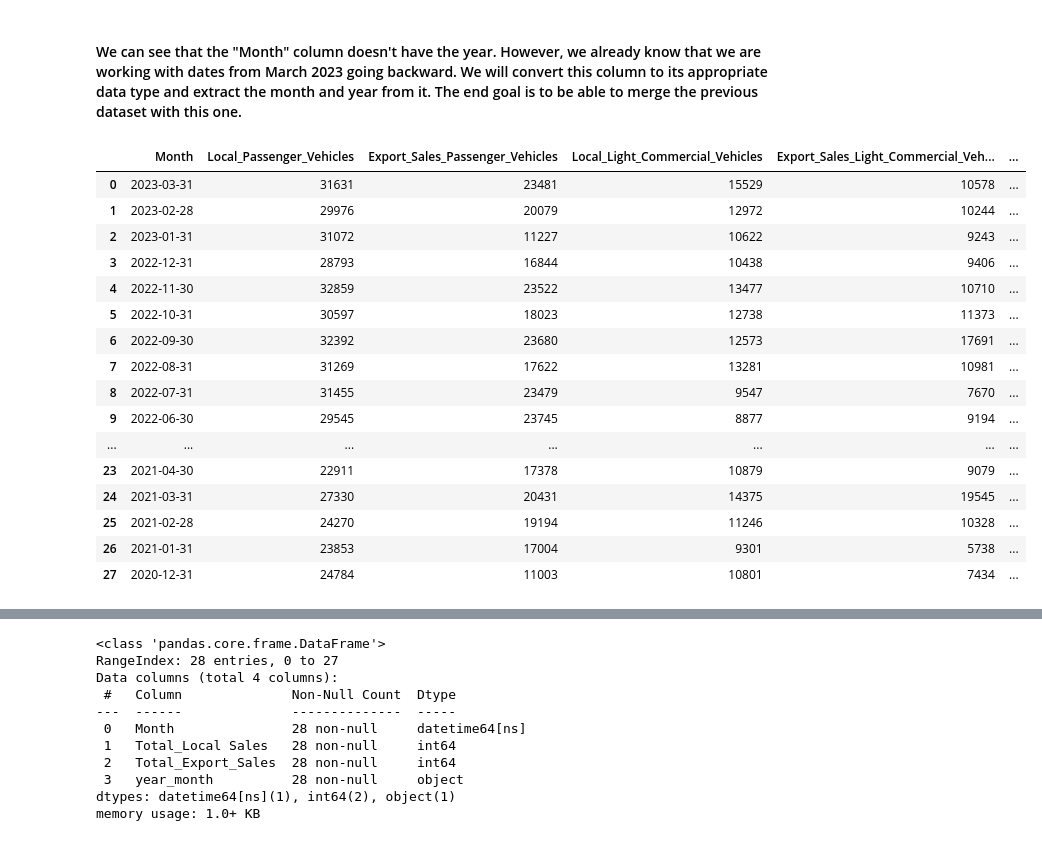
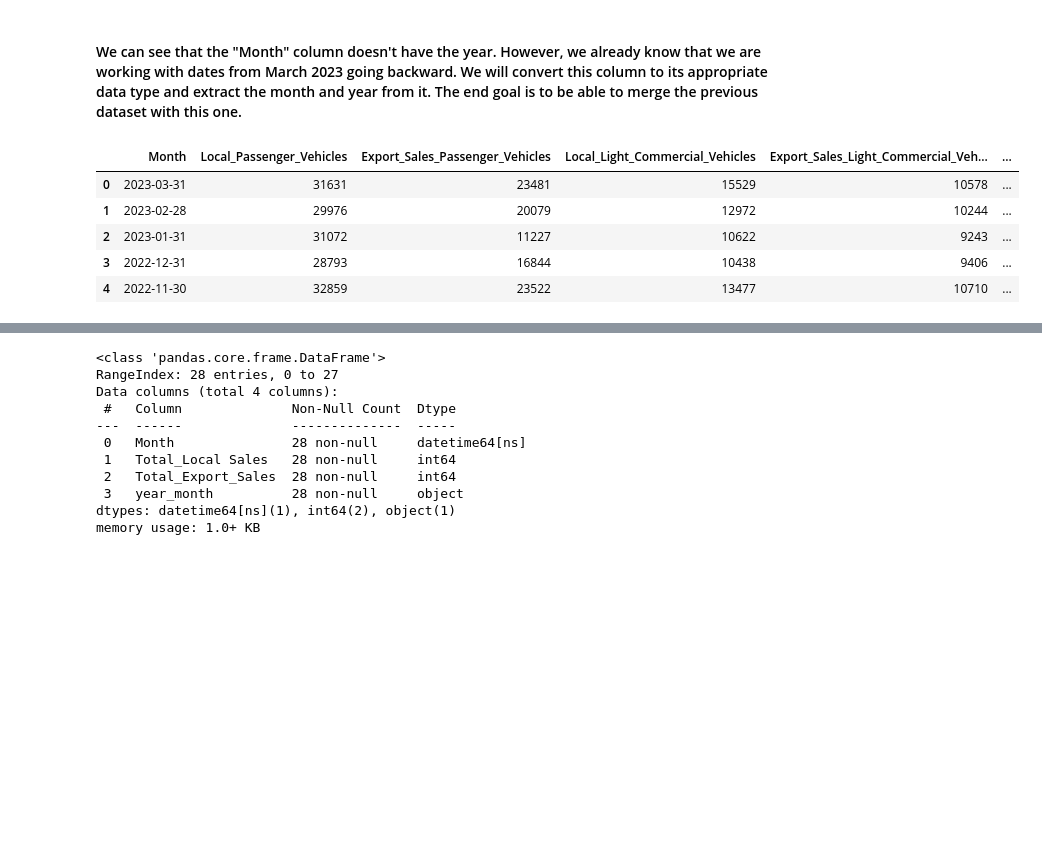
Before and after one commit to The-DigitalAcademy/cpi_prediction, a Jupyter notebook: CPI_Vision.ipynb, the cells around one changed output, grey strips where cells are left out. Saved outputs shown, nothing was run; the diff lists cells and outputs as text; code cells hidden in the pictures; blank space fills up the shorter version.

```diff
--- a/CPI_Vision.ipynb
+++ b/CPI_Vision.ipynb
@@ -6,6 +6,9 @@ import matplotlib.pyplot as plt
 import seaborn as sns
 
 import datetime
+# %%
+pd.options.display.max_columns = 2000
+pd.options.display.max_rows = 2000
 # %%
 cpi_hist = pd.read_csv('CPI_HistoryMar_23.csv')
 cpi_hist
@@ -230,33 +250,22 @@ vehicles
 # %%
 start_date = datetime.datetime.strptime("2020-12-31", "%Y-%m-%d")
 end_date = datetime.datetime.strptime("2023-03-31", "%Y-%m-%d")
 
 # difference between each date. M means one month end
 D = 'M'
 
 date_list = pd.date_range(start_date, end_date, freq=D)[::-1]
 vehicles['Month'] = date_list
 vehicles['Month'] = pd.to_datetime(vehicles['Month'], format='%Y-%b-%d')
 vehicles['year_month'] = pd.to_datetime(vehicles['Month'], format='%Y-%b').dt.strftime('%Y-%m')
-vehicles
+vehicles.head()
 # %% [output]
 |  | Month | Local_Passenger_Vehicles | Export_Sales_Passenger_Vehicles | Local_Light_Commercial_Vehicles | Export_Sales_Light_Commercial_Veh... | ... |
 | 0 | 2023-03-31 | 31631 | 23481 | 15529 | 10578 | ... |
 | 1 | 2023-02-28 | 29976 | 20079 | 12972 | 10244 | ... |
 | 2 | 2023-01-31 | 31072 | 11227 | 10622 | 9243 | ... |
 | 3 | 2022-12-31 | 28793 | 16844 | 10438 | 9406 | ... |
 | 4 | 2022-11-30 | 32859 | 23522 | 13477 | 10710 | ... |
-| 5 | 2022-10-31 | 30597 | 18023 | 12738 | 11373 | ... |
-| 6 | 2022-09-30 | 32392 | 23680 | 12573 | 17691 | ... |
-| 7 | 2022-08-31 | 31269 | 17622 | 13281 | 10981 | ... |
-| 8 | 2022-07-31 | 31455 | 23479 | 9547 | 7670 | ... |
-| 9 | 2022-06-30 | 29545 | 23745 | 8877 | 9194 | ... |
-| ... | ... | ... | ... | ... | ... | ... |
-| 23 | 2021-04-30 | 22911 | 17378 | 10879 | 9079 | ... |
-| 24 | 2021-03-31 | 27330 | 20431 | 14375 | 19545 | ... |
-| 25 | 2021-02-28 | 24270 | 19194 | 11246 | 10328 | ... |
-| 26 | 2021-01-31 | 23853 | 17004 | 9301 | 5738 | ... |
-| 27 | 2020-12-31 | 24784 | 11003 | 10801 | 7434 | ... |
 # %%
 
 columns_to_drop = [
```
Also changed, not shown: parts of 13 cells of this notebook.
